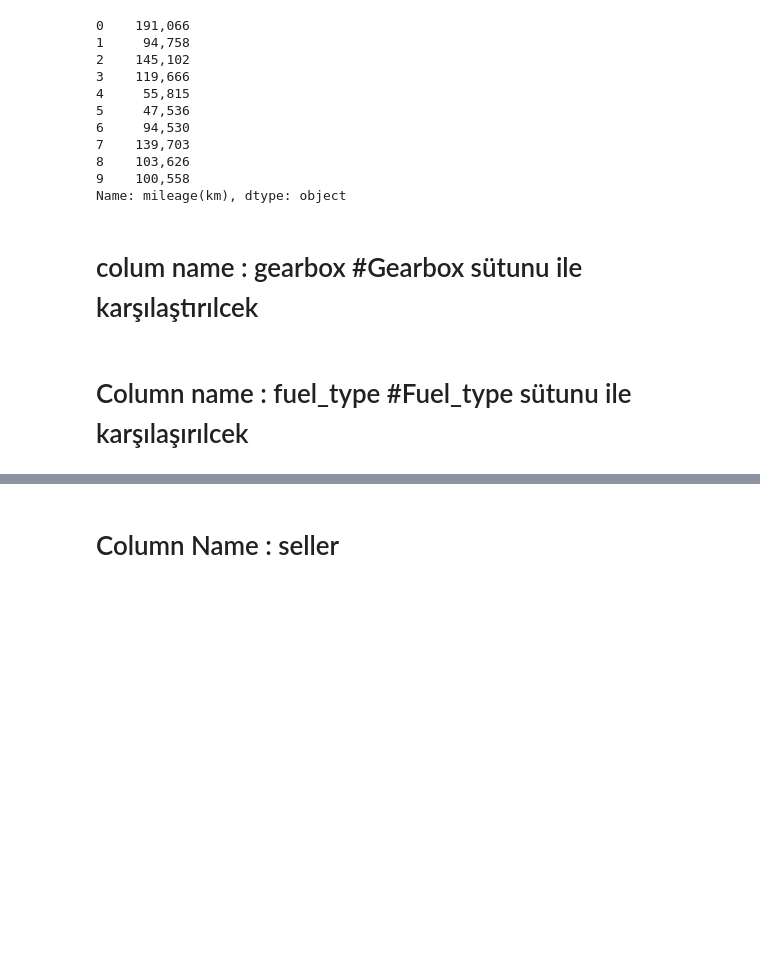
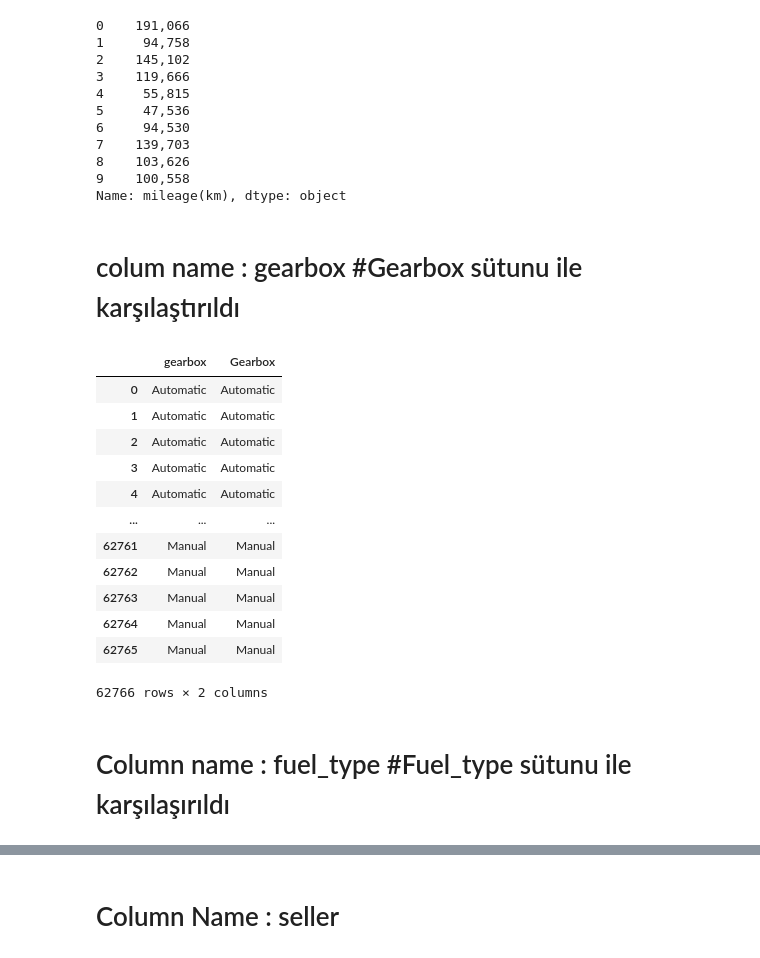
Before and after one commit to Nueseybe/Team2Project-4, a Jupyter notebook: main.ipynb, the cells around one changed output, grey strips where cells are left out. Cells and saved outputs as stored; diff of their text form; code cells hidden in the pictures; blank space fills up the shorter version.

```diff
--- a/main.ipynb
+++ b/main.ipynb
@@ -123,6 +123,25 @@ df["mileage(km)"].head(10)
 9    100,558
 Name: mileage(km), dtype: object
 # %% [markdown]
-# colum name : gearbox  #Gearbox sütunu ile karşılaştırılcek
+# colum name : gearbox  #Gearbox sütunu ile karşılaştırıldı
+# %%
+df['gearbox'] = df['gearbox'].str.strip("\n,")
+df['Gearbox'] = df['Gearbox'].str.strip("\n,")
+df['gearbox'] = df['gearbox'].fillna("None")
+df.loc[(df['gearbox'] != 'None'), ['gearbox', 'Gearbox']]
+# %% [output]
+|  | gearbox | Gearbox |
+| 0 | Automatic | Automatic |
+| 1 | Automatic | Automatic |
+| 2 | Automatic | Automatic |
+| 3 | Automatic | Automatic |
+| 4 | Automatic | Automatic |
+| ... | ... | ... |
+| 62761 | Manual | Manual |
+| 62762 | Manual | Manual |
+| 62763 | Manual | Manual |
+| 62764 | Manual | Manual |
+| 62765 | Manual | Manual |
+62766 rows × 2 columns
 # %% [markdown]
-# Column name : fuel_type  #Fuel_type sütunu ile karşılaşırılcek
+# Column name : fuel_type  #Fuel_type sütunu ile karşılaşırıldı
```
Also changed, not shown: parts of 3 cells of this notebook.
